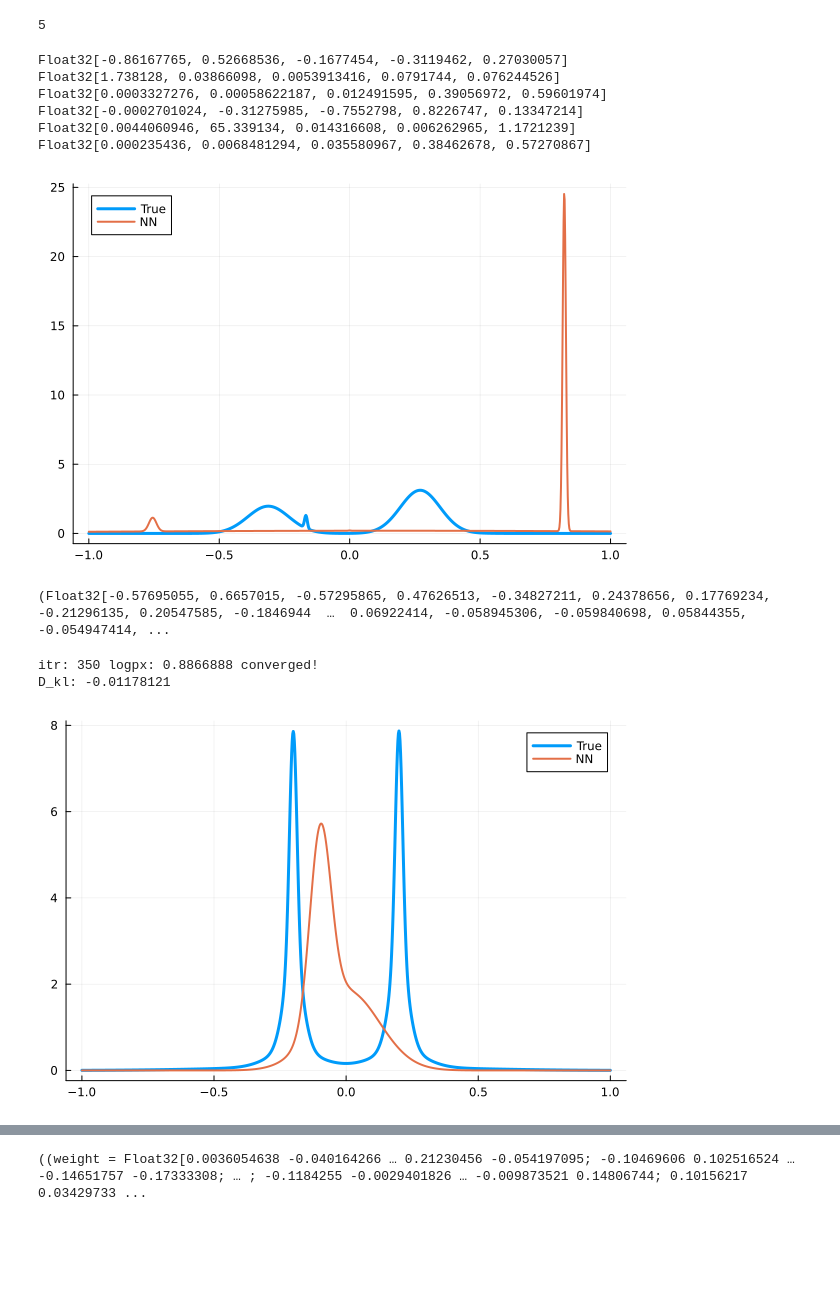
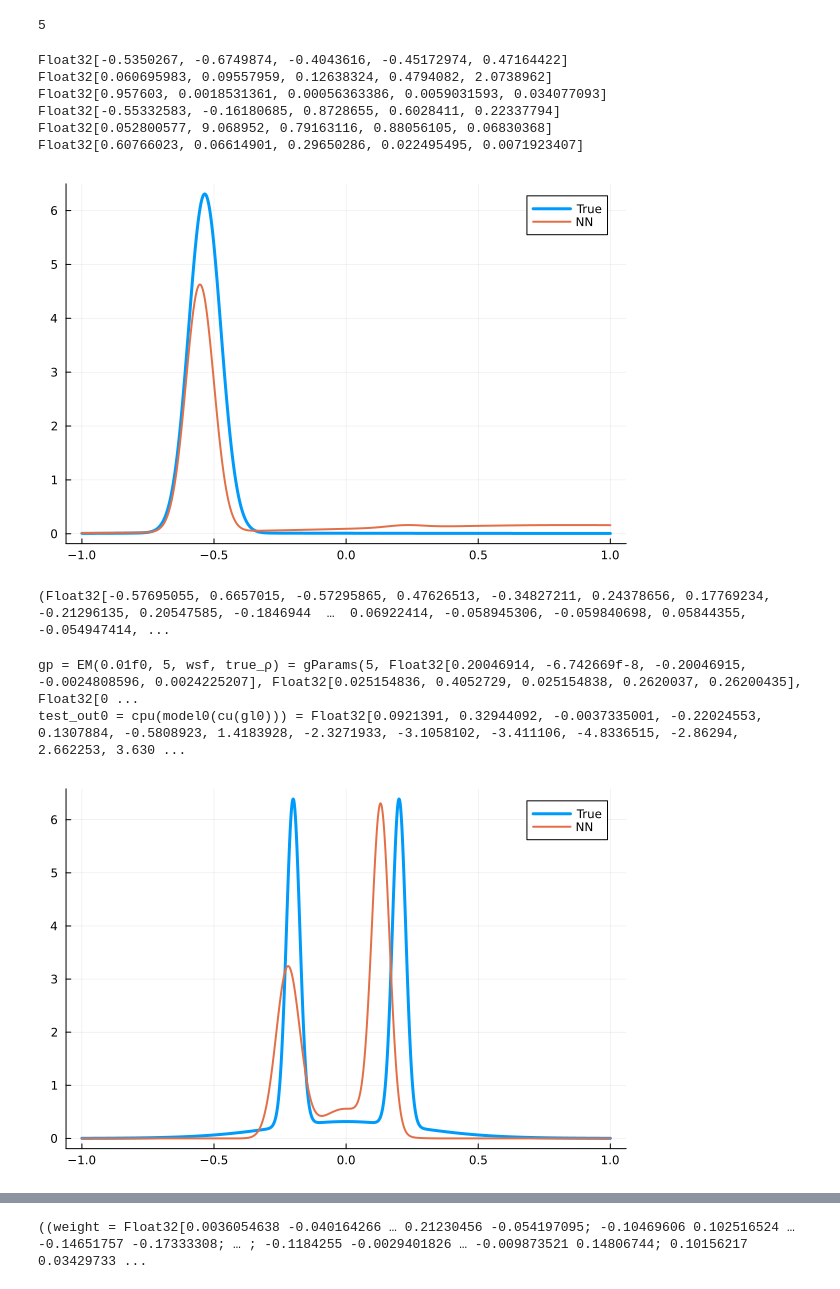
Before and after one commit to YoshihiroMichishita/julia, a Jupyter notebook: SparseIR+/SparseGMM.ipynb, the cells around one changed output, grey strips where cells are left out. Cells and saved outputs as stored; diff of their text form; code cells hidden in the pictures; blank space fills up the shorter version.

```diff
--- a/SparseIR+/SparseGMM.ipynb
+++ b/SparseIR+/SparseGMM.ipynb
@@ -62,6 +62,6 @@ end
 # %% [output]
 dataset_sym (generic function with 1 method)
 # %%
-ir_test = set_IR(100.0, 1.0, 1e-10)
+ir_test = set_IR(100.0, 1.0, 1e-12)
 # %% [output]
 IR_params(100.0, 1.0, FiniteTempBasis{Fermionic, LogisticKernel}(LogisticKernel(100.0), SparseIR.SVEResult{LogisticKernel}(SparseIR.PiecewiseLegendrePoly[SparseIR.PiecewiseLegendrePoly(16, -1.0, 1.0,  ...
@@ -263,0 +287,2 @@ BSON.@load "model1.bson" mc
+# %%
+model_test = mc |> gpu
@@ -417,29 +460,29 @@ K=5
 # %% [output]
 5
 # %%
-test_gl0, gmm_test0 = create_data7(10001, K, ir_test)
+test_gl0, gmm_test0 = create_data6_4(10001, K, ir_test)
 #id = 2
 println(gmm_test0[1:K])
 println(exp.(gmm_test0[K+1:2K]))
 println(gmm_test0[2K+1:3K])
-#test_out0 = cpu(model_test(cu(test_gl0)))
-test_out0 = cpu(model0(cu(test_gl0)))
+test_out0 = cpu(model_test(cu(test_gl0)))
+#test_out0 = cpu(model0(cu(test_gl0)))
 println(test_out0[1:K])
 println(exp.(test_out0[K+1:2K]))
 println(softmax(test_out0[2K+1:3K]))
 rho_true0 = data2dist(gmm_test0, K, 1001)
 rho_NN0 = out2dist(test_out0, K, 1001)
 ws_test = [range(-1.0f0,1.0f0, length=1001)...]
 plot(ws_test, rho_true0, linewidth=3, label="True")
 plot!(ws_test, rho_NN0, linewidth=2, label="NN")
 # %% [output]
-Float32[-0.86167765, 0.52668536, -0.1677454, -0.3119462, 0.27030057]
-Float32[1.738128, 0.03866098, 0.0053913416, 0.0791744, 0.076244526]
-Float32[0.0003327276, 0.00058622187, 0.012491595, 0.39056972, 0.59601974]
-Float32[-0.0002701024, -0.31275985, -0.7552798, 0.8226747, 0.13347214]
-Float32[0.0044060946, 65.339134, 0.014316608, 0.006262965, 1.1721239]
-Float32[0.000235436, 0.0068481294, 0.035580967, 0.38462678, 0.57270867]
+Float32[-0.5350267, -0.6749874, -0.4043616, -0.45172974, 0.47164422]
+Float32[0.060695983, 0.09557959, 0.12638324, 0.4794082, 2.0738962]
+Float32[0.957603, 0.0018531361, 0.00056363386, 0.0059031593, 0.034077093]
+Float32[-0.55332583, -0.16180685, 0.8728655, 0.6028411, 0.22337794]
+Float32[0.052800577, 9.068952, 0.79163116, 0.88056105, 0.06830368]
+Float32[0.60766023, 0.06614901, 0.29650286, 0.022495495, 0.0071923407]
-[figure, old version]
+[figure, new version]
 # %%
 test_gl0, gmm_test0 = create_data8(10001, K, ir_test)
 # %% [output]
@@ -450,10 +493,10 @@ wsf = Float32.(ws0)
 #gg(x, η) = (2η/((x-0.1)^2+η^2))/(2pi)
 gg(x, η) = (2η/((x-0.2)^2+η^2) + 2η/((x+0.2)^2+η^2))/(4pi)
 true_ρ = Float32[gg(w, 0.02f0) for w in ws0]
-gp =  EM(0.01f0, 10, wsf, true_ρ)
+@show gp =  EM(0.01f0, 5, wsf, true_ρ)
 gmm_rho0 = gmm_rho(ws0, gp)
 gl0 = Float32.(loginv.(rho2gl(ws0, gmm_rho0, ir_test)))
-test_out0 = cpu(model_test(cu(gl0)))
+@show test_out0 = cpu(model0(cu(gl0)))
 
 ws_test = [range(-1.0,1.0, length=1001)...]
 rho_true0 = gmm_rho(ws_test, gp)
@@ -462,9 +505,9 @@ rho_NN0 = out2dist(test_out0, K, 1001)
 plot(ws_test, rho_true0, linewidth=3, label="True")
 plot!(ws_test, rho_NN0, linewidth=2, label="NN")
 # %% [output]
-itr: 350 logpx: 0.8866888 converged!
-D_kl: -0.01178121
+gp = EM(0.01f0, 5, wsf, true_ρ) = gParams(5, Float32[0.20046914, -6.742669f-8, -0.20046915, -0.0024808596, 0.0024225207], Float32[0.025154836, 0.4052729, 0.025154838, 0.2620037, 0.26200435], Float32[0 ...
+test_out0 = cpu(model0(cu(gl0))) = Float32[0.0921391, 0.32944092, -0.0037335001, -0.22024553, 0.1307884, -0.5808923, 1.4183928, -2.3271933, -3.1058102, -3.411106, -4.8336515, -2.86294, 2.662253, 3.630 ...
-[figure, old version]
+[figure, new version]
 # %%
 c_model = cpu(model_test)
 # %% [output]
```
Also changed, not shown: parts of 12 cells of this notebook, 8 other files.
